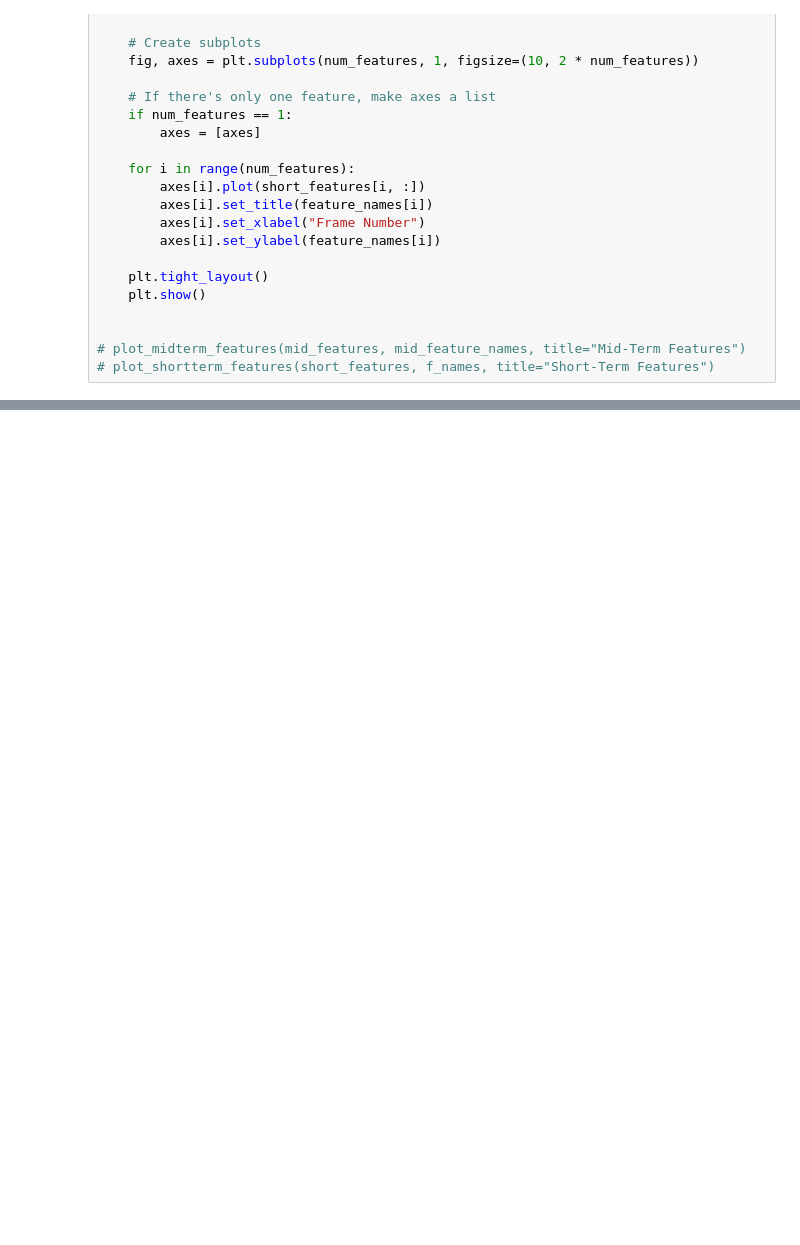
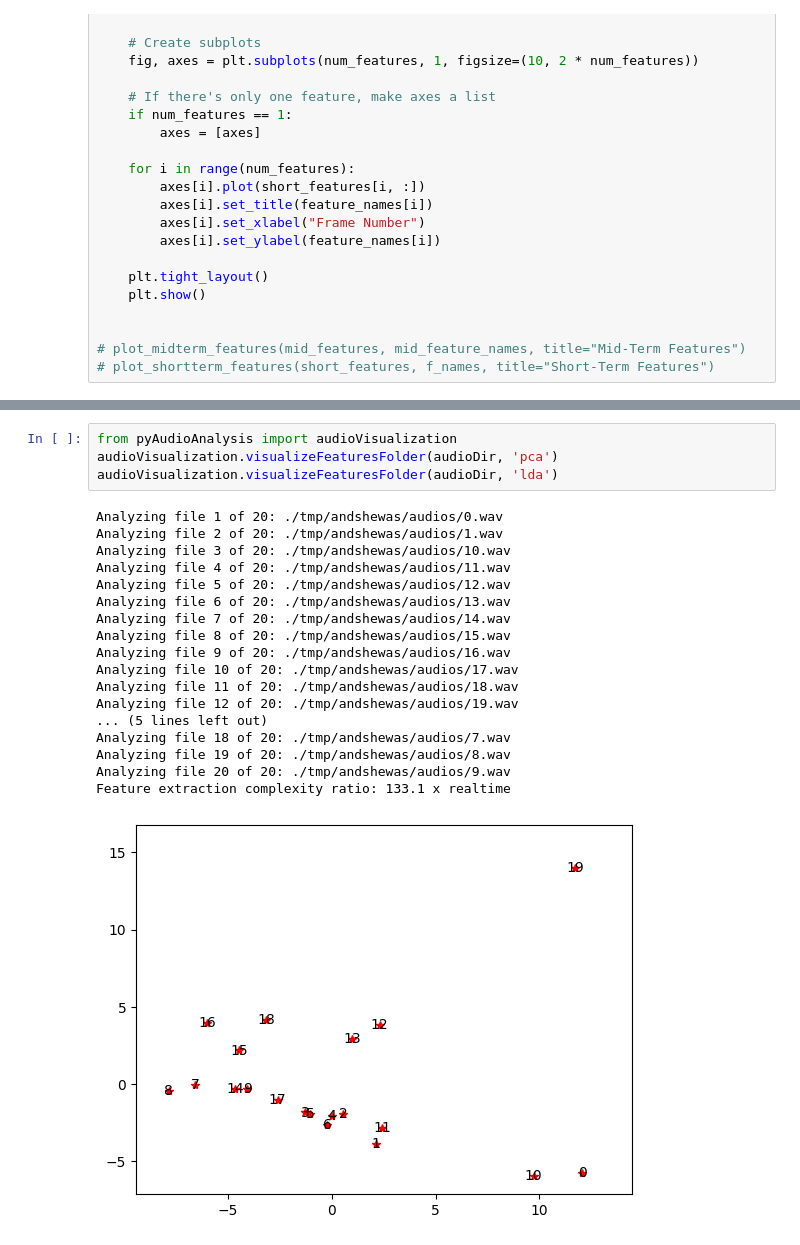
Before and after one commit to chuik633/DataVizThesis, a Jupyter notebook: composerData/audioData.ipynb, the cells around one changed output, grey strips where cells are left out. Drawn from its saved outputs; the diff is of its cells as text; blank space fills up the shorter version.

```diff
--- a/composerData/audioData.ipynb
+++ b/composerData/audioData.ipynb
@@ -108,0 +169,23 @@ AttributeError: `np.Inf` was removed in the NumPy 2.0 release. Use `np.inf` inst
+# %%
+from pyAudioAnalysis import audioVisualization
+audioVisualization.visualizeFeaturesFolder(audioDir, 'pca')
+audioVisualization.visualizeFeaturesFolder(audioDir, 'lda')
+# %% [output]
+Analyzing file 1 of 20: ./tmp/andshewas/audios/0.wav
+Analyzing file 2 of 20: ./tmp/andshewas/audios/1.wav
+Analyzing file 3 of 20: ./tmp/andshewas/audios/10.wav
+Analyzing file 4 of 20: ./tmp/andshewas/audios/11.wav
+Analyzing file 5 of 20: ./tmp/andshewas/audios/12.wav
+Analyzing file 6 of 20: ./tmp/andshewas/audios/13.wav
+Analyzing file 7 of 20: ./tmp/andshewas/audios/14.wav
+Analyzing file 8 of 20: ./tmp/andshewas/audios/15.wav
+Analyzing file 9 of 20: ./tmp/andshewas/audios/16.wav
+Analyzing file 10 of 20: ./tmp/andshewas/audios/17.wav
+Analyzing file 11 of 20: ./tmp/andshewas/audios/18.wav
+Analyzing file 12 of 20: ./tmp/andshewas/audios/19.wav
+... (5 lines left out)
+Analyzing file 18 of 20: ./tmp/andshewas/audios/7.wav
+Analyzing file 19 of 20: ./tmp/andshewas/audios/8.wav
+Analyzing file 20 of 20: ./tmp/andshewas/audios/9.wav
+Feature extraction complexity ratio: 133.1 x realtime
+[figure, added]
```
Also changed, not shown: parts of 6 cells of this notebook, 3 other files.
